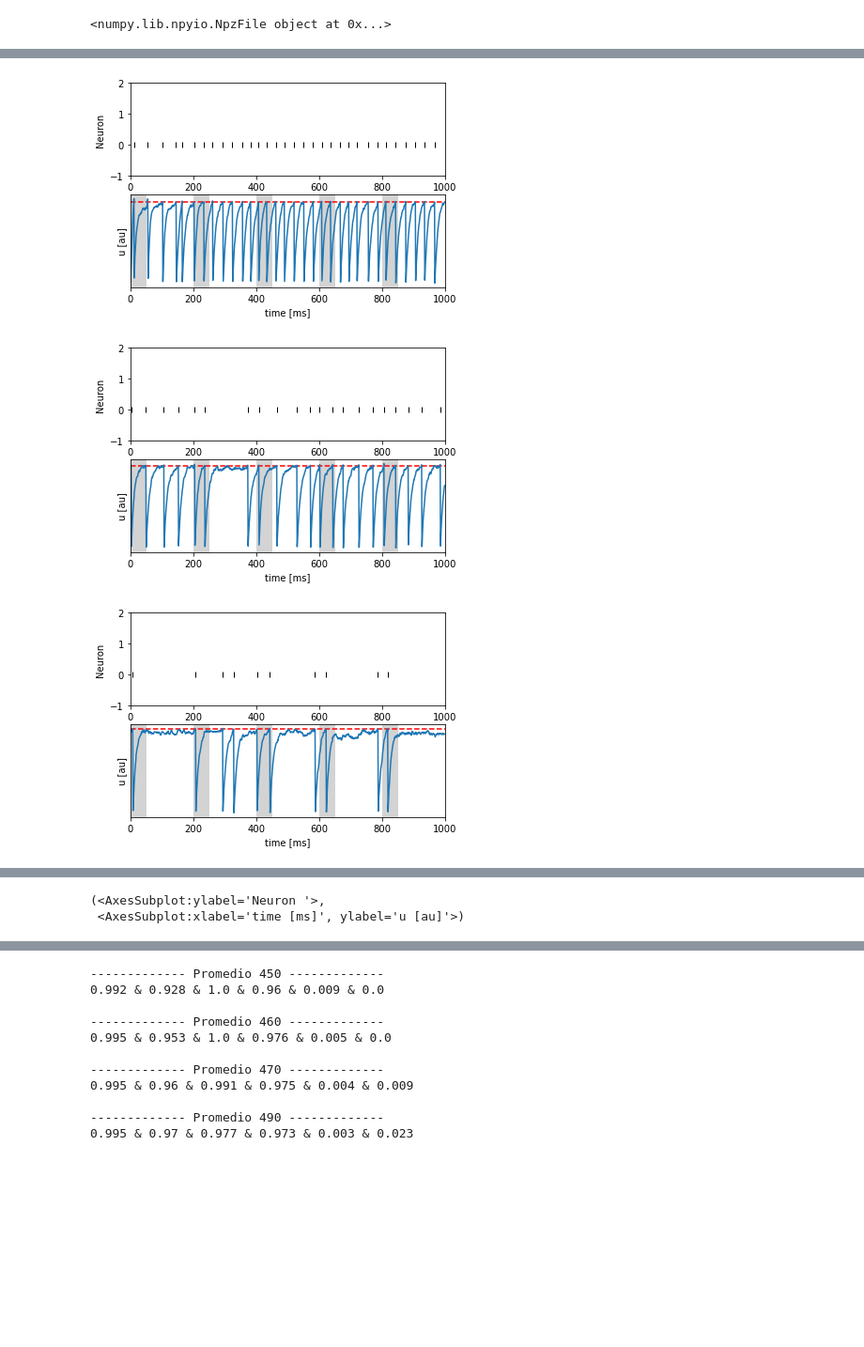
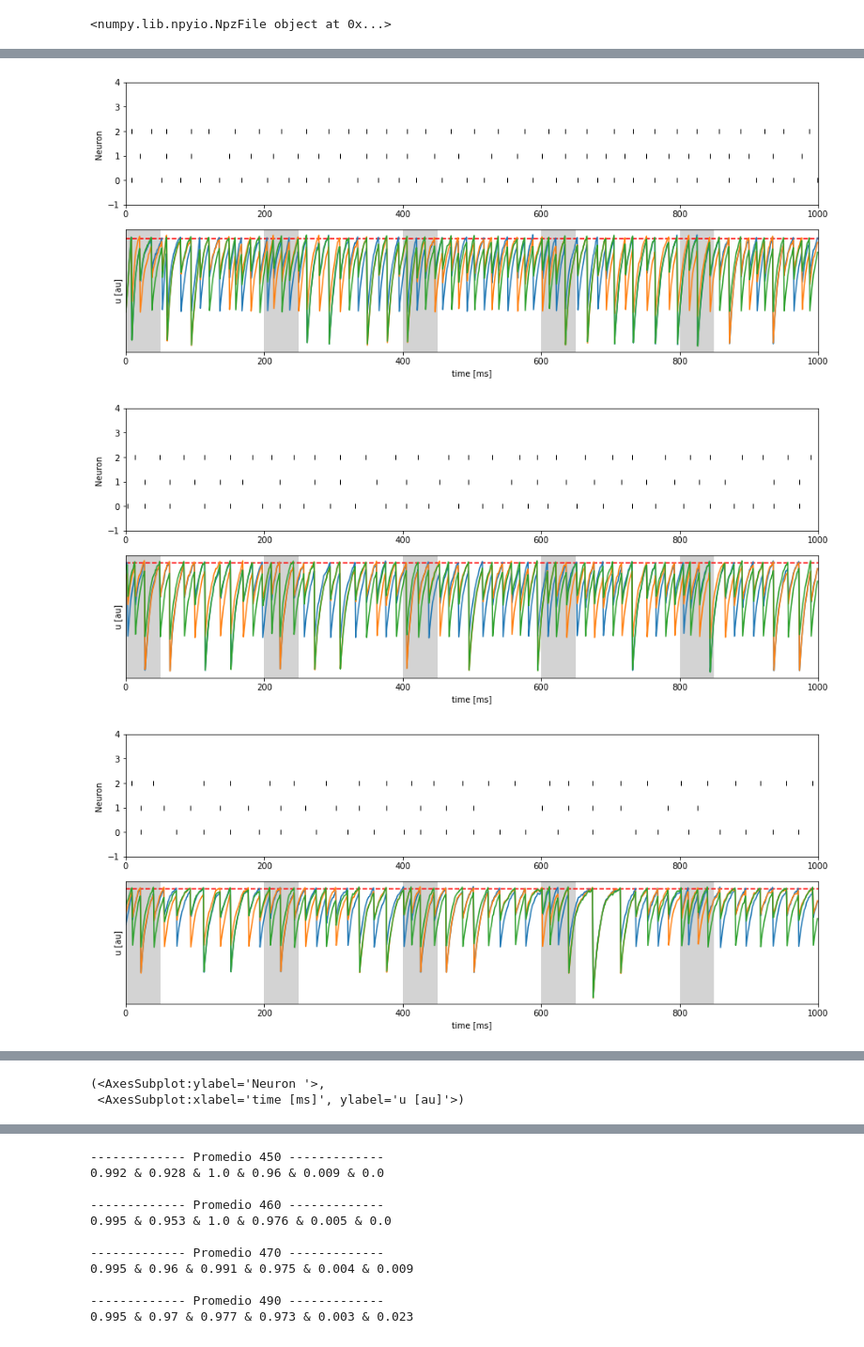
Before and after one commit to mmaximiliano/pattern-runs, a Jupyter notebook: pattern-metrics.ipynb, the cells around one changed output, grey strips where cells are left out. Shown at 94% size. Drawn from its saved outputs; the diff is of its cells as text; code cells hidden in the pictures; blank space fills up the shorter version.

```diff
--- a/pattern-metrics.ipynb
+++ b/pattern-metrics.ipynb
@@ -13,18 +13,18 @@ print(Sin)
 # %%
 seed = 1
 N_in = 2000
-N_out = 1
+N_out = 3
 T = 120000
-th = 490  # Threshold de la neurona
+th = 450  # Threshold de la neurona
 a_plus = 0.004525
 a_minus = 0.00865625
 pat_len = 50  # longitud del patron
 
 # Realizamos el entrenamiento STDP
 pop1 = singleNeuron.STDPLIFDensePopulation(in_channels=N_in, out_channels=N_out,
-                                           weight=0.475, alpha=float(np.exp(-1e-3 / 10e-3)),
+                                           weight=0.0, alpha=float(np.exp(-1e-3 / 10e-3)),
                                            beta=float(np.exp(-1e-3 / 2e-5)), delay=0,
-                                           th=th,
+                                           th=th, omega = .45,
                                            a_plus=a_plus, a_minus=a_minus,
                                            w_max=1.)
 
@@ -35,6 +35,10 @@ PSpikes = torch.load('./spike_trains/' + str(seed) + '/' + str(seed) + 'pSpikes.
 NSpikes = torch.load('./spike_trains/' + str(seed) + '/' + str(seed) + 'nSpikes.pt')
 
 Sin = torch.load('./spike_trains/' + str(seed) + '/' + str(seed) + 'sin.pt')
+#PSpikes = singleNeuron.preSpikes(T, dt_ltp, torch.zeros(T, N_in), Sin)
+#NSpikes = singleNeuron.nextSpikes(T, dt_ltd, torch.zeros(T, N_in), Sin)
+
+
 
 # Realizamos el entrenamiento STDP
 Uprobe = np.empty([T, N_out])
@@ -105,20 +109,23 @@ fake_alarms: 0.0009119927040583675
 missed_alarms: 0.0
 # %%
+import pylab as plt
+plt.rcParams["figure.figsize"] =(15,6)
+
 pat_times = torch.load("./spike_trains/" + str(seed) + '/' + str(seed) + 'pat_times.pt')
 
 sv_utils.plotLIF(U=Uprobe[0:1000], S=Sprobe[0:1000], pat_times=pat_times[0:1000], th=th)
 sv_utils.plotLIF(U=Uprobe[5000:6000], S=Sprobe[5000:6000], pat_times=pat_times[5000:6000], th=th)
 sv_utils.plotLIF(U=Uprobe[10000:11000], S=Sprobe[10000:11000], pat_times=pat_times[10000:11000], th=th)
 sv_utils.plotLIF(U=Uprobe[19000:20000], S=Sprobe[19000:20000], pat_times=pat_times[19000:20000], th=th)
 sv_utils.plotLIF(U=Uprobe[29000:30000], S=Sprobe[29000:30000], pat_times=pat_times[29000:30000], th=th)
 sv_utils.plotLIF(U=Uprobe[39000:40000], S=Sprobe[39000:40000], pat_times=pat_times[39000:40000], th=th)
 sv_utils.plotLIF(U=Uprobe[49000:50000], S=Sprobe[49000:50000], pat_times=pat_times[49000:50000], th=th)
 sv_utils.plotLIF(U=Uprobe[59000:60000], S=Sprobe[59000:60000], pat_times=pat_times[59000:60000], th=th)
 sv_utils.plotLIF(U=Uprobe[89000:90000], S=Sprobe[89000:90000], pat_times=pat_times[89000:90000], th=th)
 sv_utils.plotLIF(U=Uprobe[99000:100000], S=Sprobe[99000:100000], pat_times=pat_times[99000:100000], th=th)
 sv_utils.plotLIF(U=Uprobe[109000:110000], S=Sprobe[109000:110000], pat_times=pat_times[109000:110000], th=th)
 sv_utils.plotLIF(U=Uprobe[119000:120000], S=Sprobe[119000:120000], pat_times=pat_times[119000:120000], th=th)
 # %% [output]
-[figure, old version]
+[figure, new version]
-[figure, old version]
+[figure, new version]
-[figure, old version]
+[figure, new version]
```
Also changed, not shown: parts of 3 cells of this notebook.
